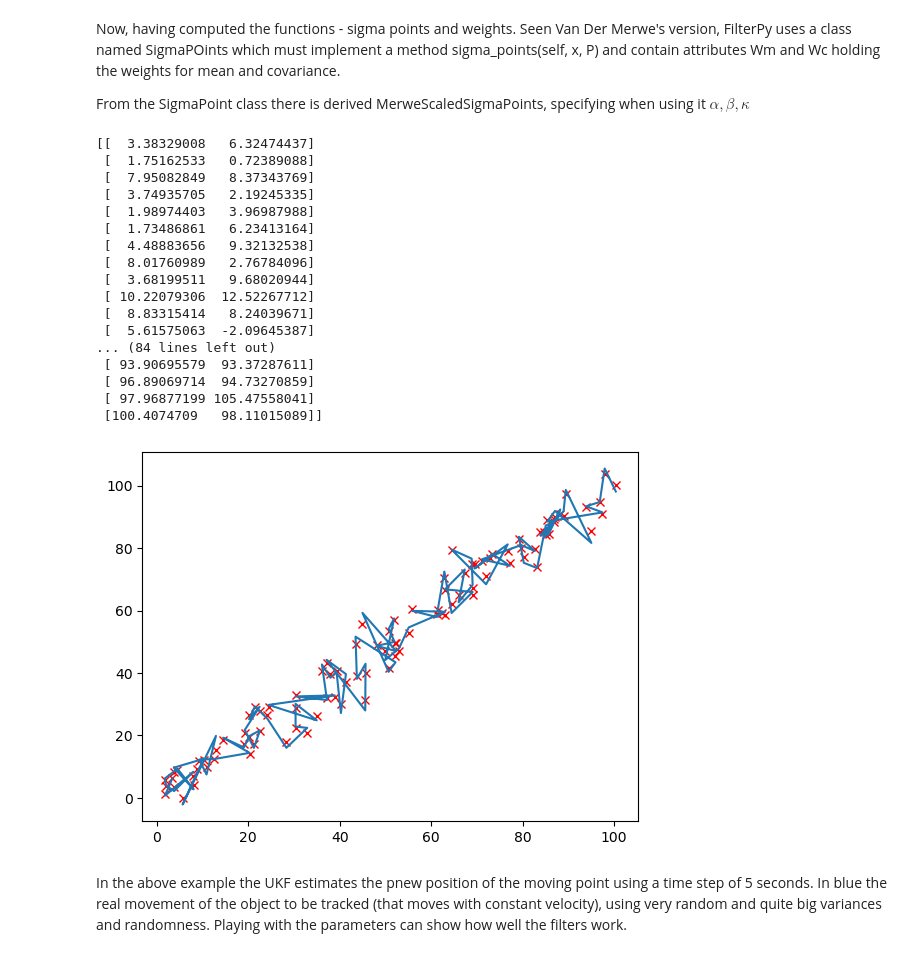
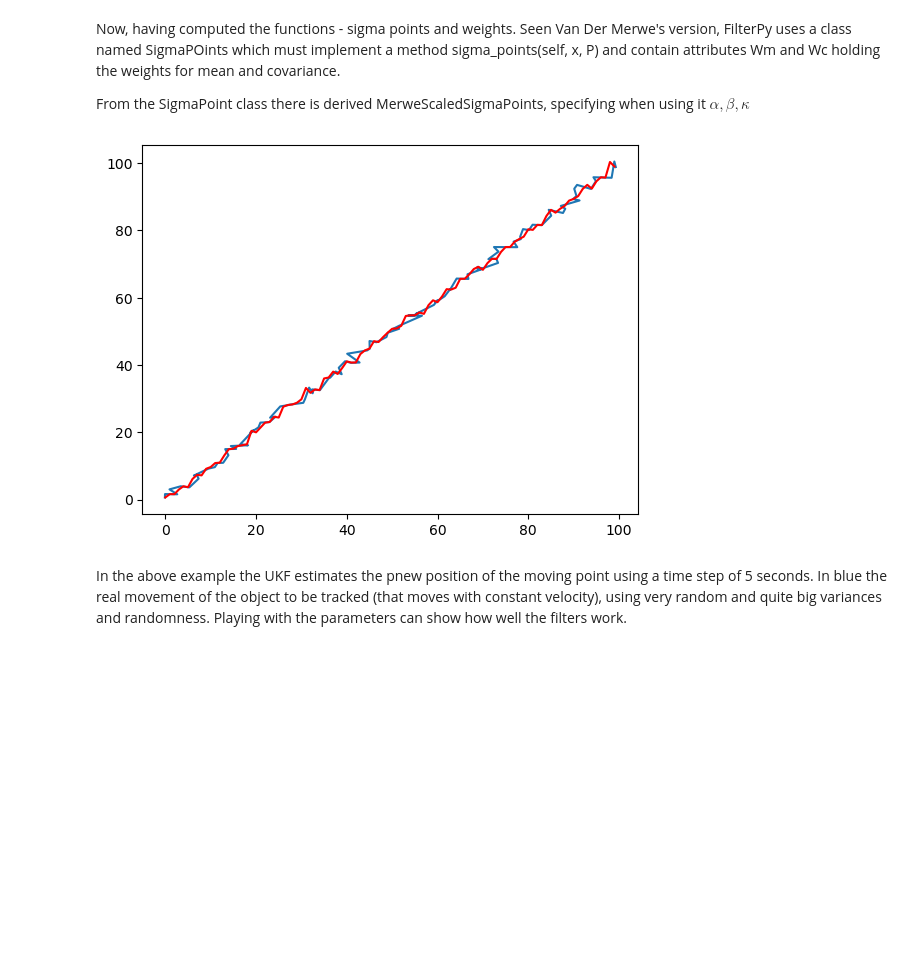
Before and after one commit to giuliaprosio/unscented-kalman-filters, a Jupyter notebook: UKF.ipynb, the cells around one changed output. Cells and saved outputs as stored; diff of their text form; code cells hidden in the pictures; blank space fills up the shorter version.

```diff
--- a/UKF.ipynb
+++ b/UKF.ipynb
@@ -459,54 +459,38 @@ From the SigmaPoint class there is derived MerweScaledSigmaPoints, specifying wh
 # %%
 from filterpy.kalman import UnscentedKalmanFilter as UKF
 import numpy as np
 from filterpy.common import Q_discrete_white_noise
 from numpy.random import randn
 
 std_x, std_y = 5, 5
 dt = 3.0
 # sigma points
 sigmas = MerweScaledSigmaPoints(4, alpha=.8, beta=2., kappa=6.)
 ukf = UKF(dim_x=4, dim_z=2, dt=dt, fx=state_transition_f, hx=measurement_f,
             points=sigmas)
 ukf.x = np.array([0., 0., 0., 0.]) #initial state
 ukf.R = np.diag([0.09, 0.09]) #assuming sensor noise is 0.3 std dev
 ukf.Q[0:2, 0:2] = Q_discrete_white_noise(2, dt=5., var = 0.1)
-ukf.Q[2:4, 2:4] = Q_discrete_white_noise(2, dt=5., var=0.0003 )
+ukf.Q[2:4, 2:4] = Q_discrete_white_noise(2, dt=5., var=0.003 )
 
 # filtering
 zs, uxs = [], []
 for i in range(100):
-    z = [i + randn()*3, i + randn()*5]
+    z = [i + randn(), i + randn()]
     ukf.predict()
     ukf.update(z)
     uxs.append(ukf.x.copy())
     zs.append(z)
 zs = np.array(zs)
 uxs = np.array(uxs)
 
-plt.plot(uxs[:, 0], uxs[:, 2], c='red', marker='x', ls='')
-plt.plot(zs[:, 0], zs[:, 1])
+plt.plot(uxs[:, 2], c='red', zorder = 2)
+plt.plot(zs[:, 0], zs[:,1], zorder = 1)
+
 
 plt.show()
 # %% [output]
-[[  3.38329008   6.32474437]
- [  1.75162533   0.72389088]
- [  7.95082849   8.37343769]
- [  3.74935705   2.19245335]
- [  1.98974403   3.96987988]
- [  1.73486861   6.23413164]
- [  4.48883656   9.32132538]
- [  8.01760989   2.76784096]
- [  3.68199511   9.68020944]
- [ 10.22079306  12.52267712]
- [  8.83315414   8.24039671]
- [  5.61575063  -2.09645387]
-... (84 lines left out)
- [ 93.90695579  93.37287611]
- [ 96.89069714  94.73270859]
- [ 97.96877199 105.47558041]
- [100.4074709   98.11015089]]
-[figure, old version]
+[figure, new version]
 # %% [markdown]
 In the above example the UKF estimates the pnew position of the moving point using a time step of 5 seconds.
 In blue the real movement of the object to be tracked (that moves with constant velocity), using very random and quite big variances and randomness.
```
Also changed, not shown: parts of 12 cells of this notebook.
